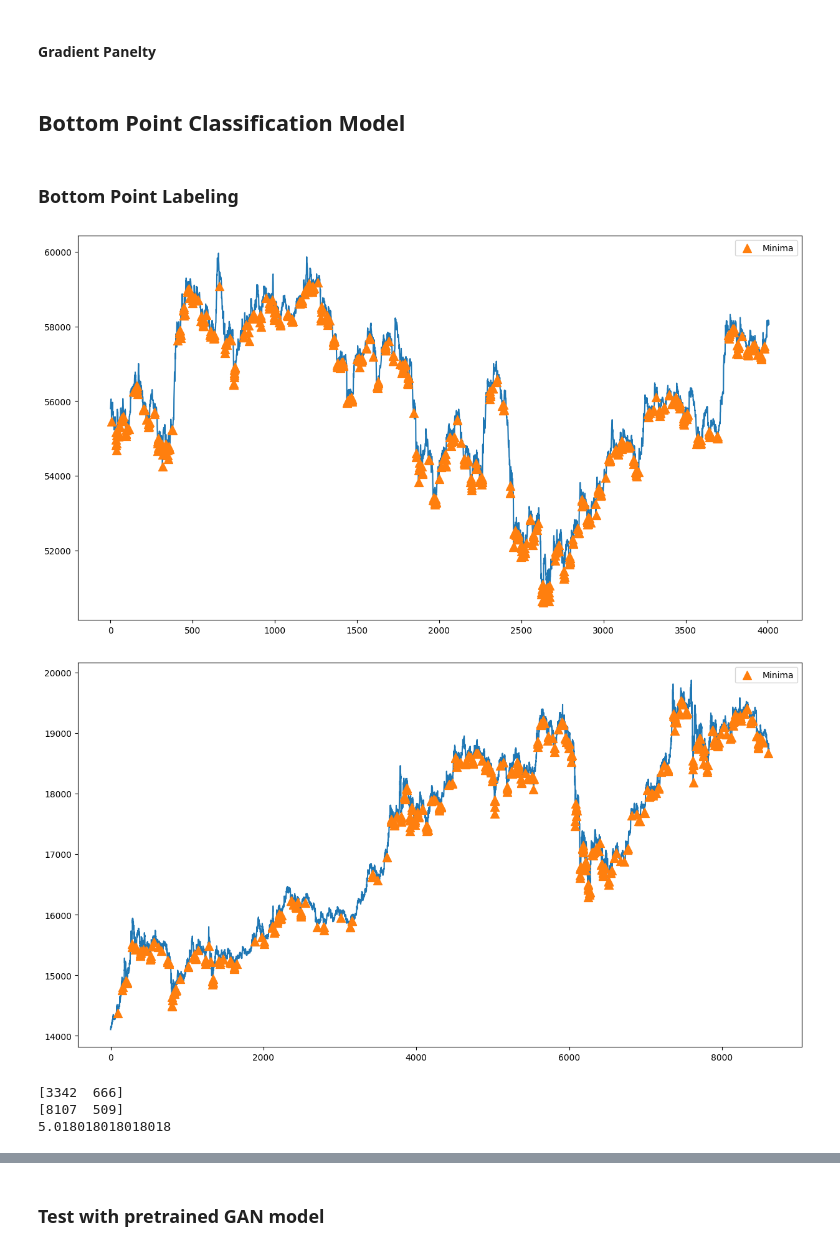
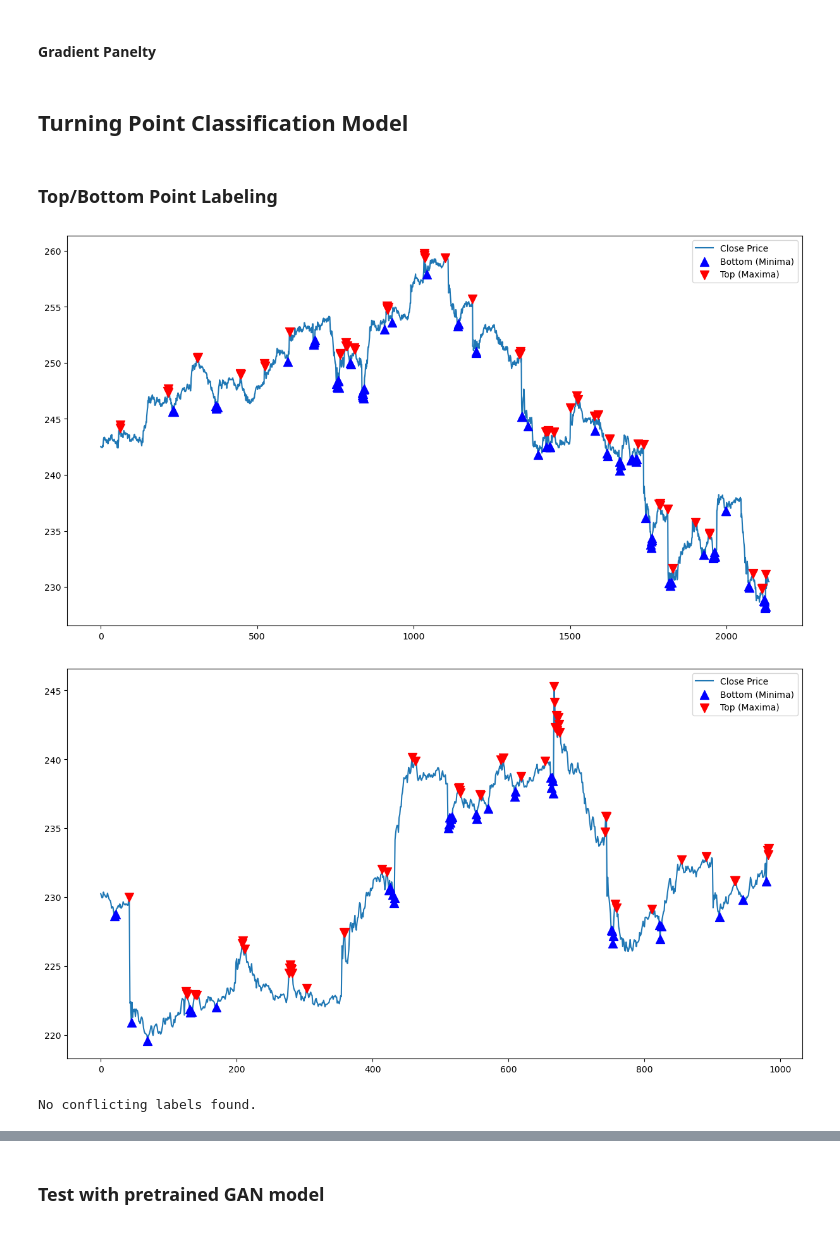
Before and after one commit to UsithaDJay/Intellitrade, a Jupyter notebook: Turning_Points_Forecasting/Turning_Point_Prediction.ipynb, the cells around one changed output, grey strips where cells are left out. Cells and saved outputs as stored; diff of their text form; code cells hidden in the pictures.

```diff
--- a/Turning_Points_Forecasting/Turning_Point_Prediction.ipynb
+++ b/Turning_Points_Forecasting/Turning_Point_Prediction.ipynb
@@ -140,11 +121,11 @@ def trend_detection(data):
 # %% [markdown]
 ### Constants
 # %%
-training_duration = 4032
-validation_duration = 864
-testing_duration = 8640
-train_offset = 8640*4+4032
-smoothing_threshold = 50
+training_duration = 2160
+validation_duration = 0
+testing_duration = 1008
+train_offset = 0
+smoothing_threshold = 0.5
 sliding_window_size = 10
 classification_label_size = 12
 trend_measure_lenth = 12
@@ -158,8 +139,8 @@ st_train = train_offset
 train_x = features_df.iloc[st_train:st_train+training_duration]
 train_y = labels_df.iloc[st_train:st_train+training_duration]
 
-# st_test = training_duration+validation_duration+st_train
-st_test = 864
+st_test = training_duration+validation_duration+st_train
+# st_test = 864
 test_x = features_df.iloc[st_test:st_test+testing_duration]
 test_y = labels_df.iloc[st_test:st_test+testing_duration]
 
@@ -336,6 +323,6 @@ def grad_penalty_fnc(real_data, gen_data,D,cuda,gp_weight):
     final = gp_weight * (torch.max(torch.zeros(1,dtype=torch.double).cuda() if cuda else torch.zeros(1,dtype=torch.double), gradients_norm.mean() - 1) ** 2), gradients_norm.mean().item()
     return final
 # %% [markdown]
-## Bottom Point Classification Model
+## Turning Point Classification Model
 # %% [markdown]
-### Bottom Point Labeling
+### Top/Bottom Point Labeling
@@ -368,19 +328,0 @@ def find_bottom_point_labels_mean(y,slide):
-# %%
-def calc_labels(labels):
-    unique_labels = torch.unique(labels)
-    unique_labels, label_counts = np.unique(labels.numpy(), return_counts=True)
-    return label_counts
-
-train_bottoms = find_bottom_point_labels_mean(train_y_gan_cl,classification_label_size)
-test_bottoms = find_bottom_point_labels_mean(test_y_gan_cl,classification_label_size)
-train_bottom_count = calc_labels(train_bottoms)
-test_bottom_count = calc_labels(test_bottoms)
-print(train_bottom_count)
-print(test_bottom_count)
-print(train_bottom_count[0]/train_bottom_count[1])
-# %% [output]
-[figure, removed]
-[figure, removed]
-[3342  666]
-[8107  509]
-5.018018018018018
@@ -386,0 +384,17 @@ print(train_bottom_count[0]/train_bottom_count[1])
+# %%
+train_labels = find_turning_point_labels(train_y_gan_cl, classification_label_size, smoothing_threshold)
+test_labels = find_turning_point_labels(test_y_gan_cl, classification_label_size, smoothing_threshold)
+# %% [output]
+[figure, added]
+[figure, added]
+# %%
+# Check for conflicting labels
+conflicting_indices = np.where((train_labels == 2) & (train_labels == 1))[0]
+
+# Print the indices of conflicts
+if len(conflicting_indices) > 0:
+    print("Conflicting labels found at indices:", conflicting_indices)
+else:
+    print("No conflicting labels found.")
+# %% [output]
+No conflicting labels found.
```
Also changed, not shown: parts of 35 cells of this notebook, 1 other file.
